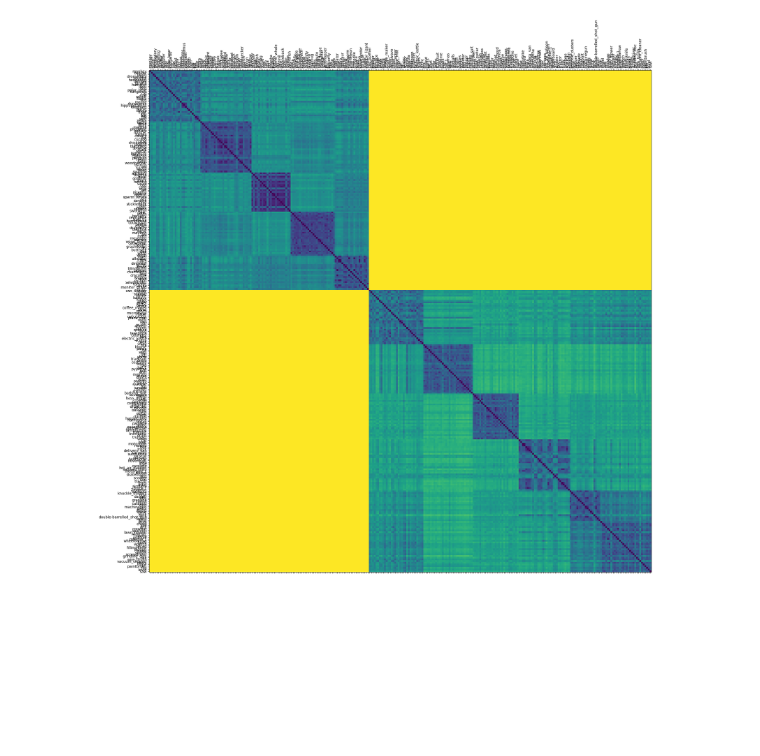
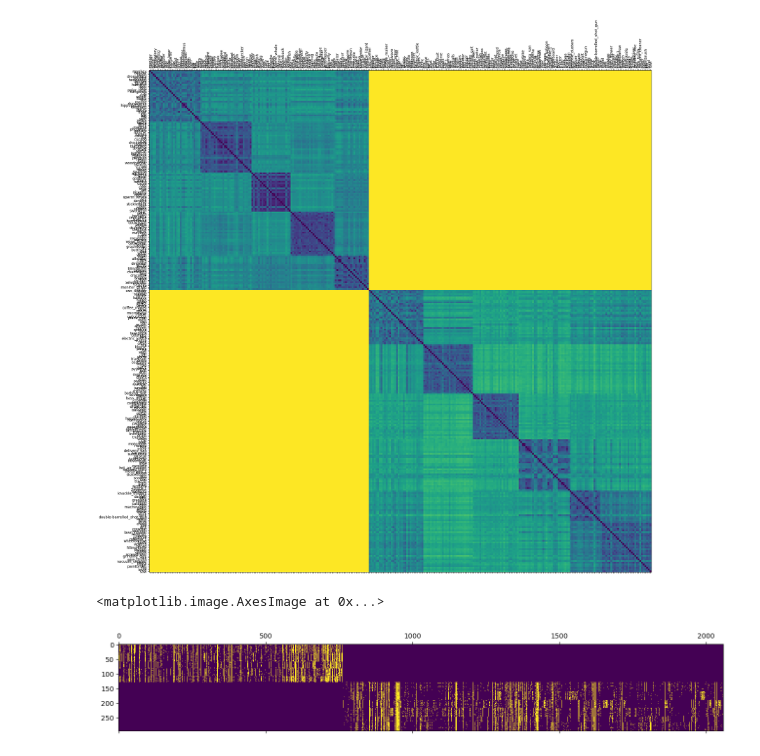
Before and after one commit to siddsuresh97/conceptual_representations_gpt, a Jupyter notebook: scripts/matrix_completion/matrix_completion.ipynb, the cells around one changed output. Drawn from its saved outputs; the diff is of its cells as text; code cells hidden in the pictures; blank space fills up the shorter version.

```diff
--- a/scripts/matrix_completion/matrix_completion.ipynb
+++ b/scripts/matrix_completion/matrix_completion.ipynb
@@ -83,6 +85,11 @@ for row in range(d1):
             if np.random.uniform(0, 1) < p_droptrueneg:
                 dropped_array[row][col] = np.NaN
                 dropped_negative_count +=1
+# %%
+plt.matshow(full_feat_array)
+# %% [output]
+<matplotlib.image.AxesImage at 0x...>
+[figure, added]
 # %%
 plt.matshow(dropped_array)
 # %% [output]
```
Also changed, not shown: parts of 20 cells of this notebook.
